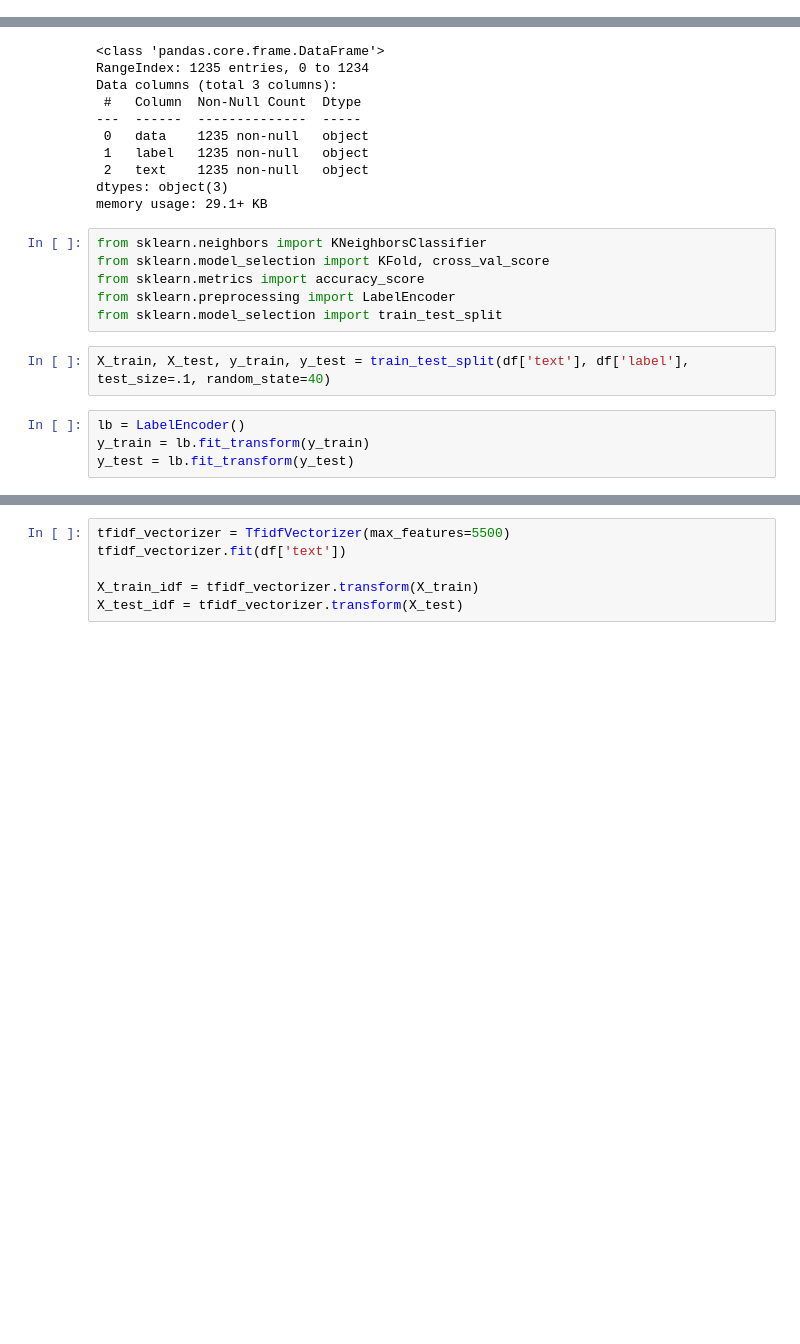
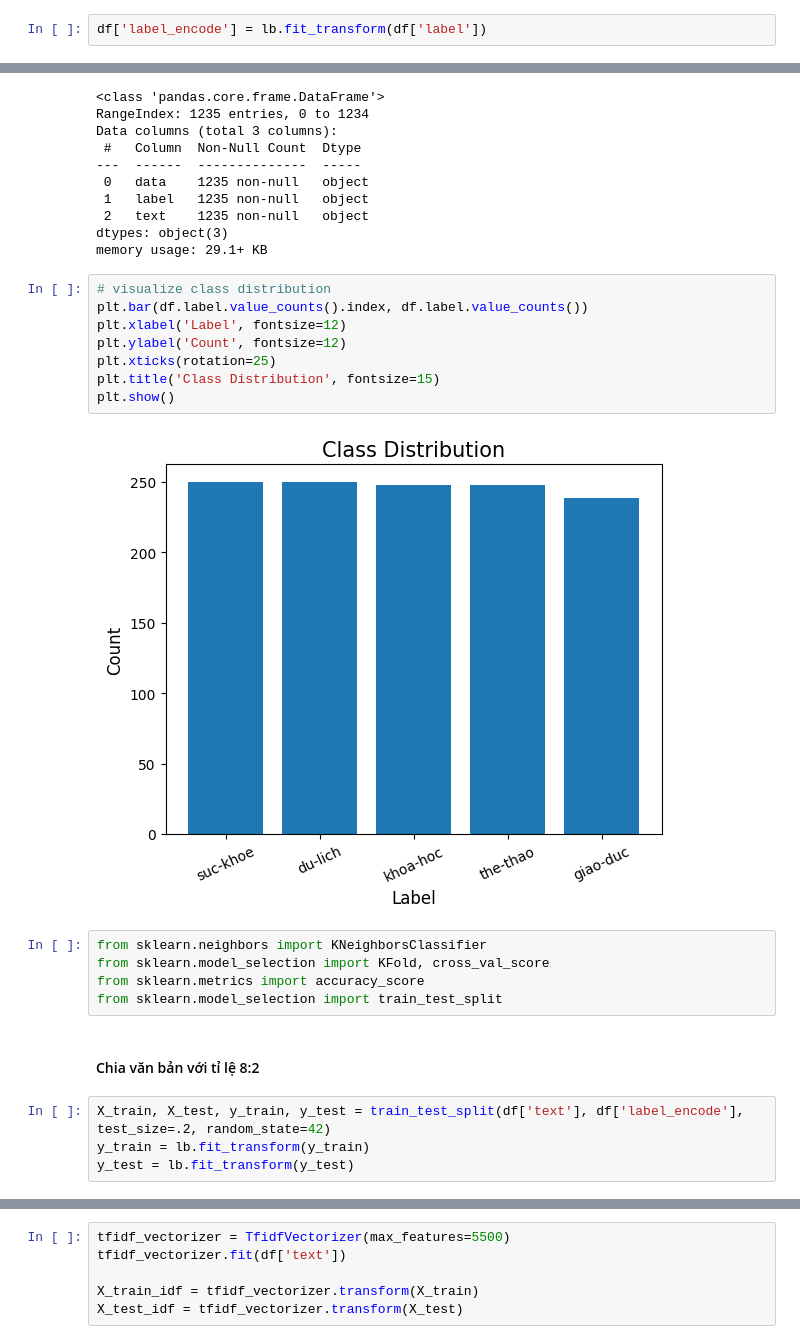
Before and after one commit to GoiliAce/NLP-6, a Jupyter notebook: main.ipynb, the cells around one changed output, grey strips where cells are left out. Drawn from its saved outputs; the diff is of its cells as text; blank space fills up the shorter version.

```diff
--- a/main.ipynb
+++ b/main.ipynb
@@ -111,0 +106,2 @@ df['text'] = df['data'].apply(lambda x: x.lower())
+# %%
+df['label_encode'] = lb.fit_transform(df['label'])
@@ -136,15 +134,24 @@ Data columns (total 3 columns):
  2   text    1235 non-null   object
 dtypes: object(3)
 memory usage: 29.1+ KB
+# %%
+# visualize class distribution
+plt.bar(df.label.value_counts().index, df.label.value_counts())
+plt.xlabel('Label', fontsize=12)
+plt.ylabel('Count', fontsize=12)
+plt.xticks(rotation=25)
+plt.title('Class Distribution', fontsize=15)
+plt.show()
+# %% [output]
+[figure, added]
 # %%
 from sklearn.neighbors import KNeighborsClassifier
 from sklearn.model_selection import KFold, cross_val_score
 from sklearn.metrics import accuracy_score
-from sklearn.preprocessing import LabelEncoder
 from sklearn.model_selection import train_test_split
+# %% [markdown]
+#### Chia văn bản với tỉ lệ 8:2
 # %%
-X_train, X_test, y_train, y_test = train_test_split(df['text'], df['label'], test_size=.1, random_state=40)
+X_train, X_test, y_train, y_test = train_test_split(df['text'], df['label_encode'], test_size=.2, random_state=42)
+y_train = lb.fit_transform(y_train)
+y_test = lb.fit_transform(y_test)
-# %%
-lb = LabelEncoder()
-y_train = lb.fit_transform(y_train)
-y_test = lb.fit_transform(y_test)
```
Also changed, not shown: parts of 33 cells of this notebook.
